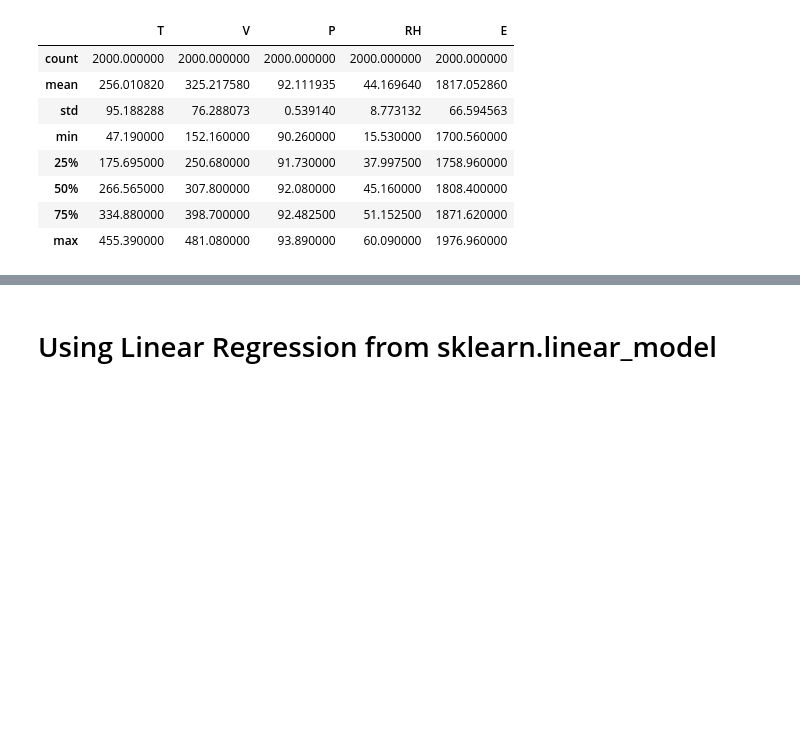
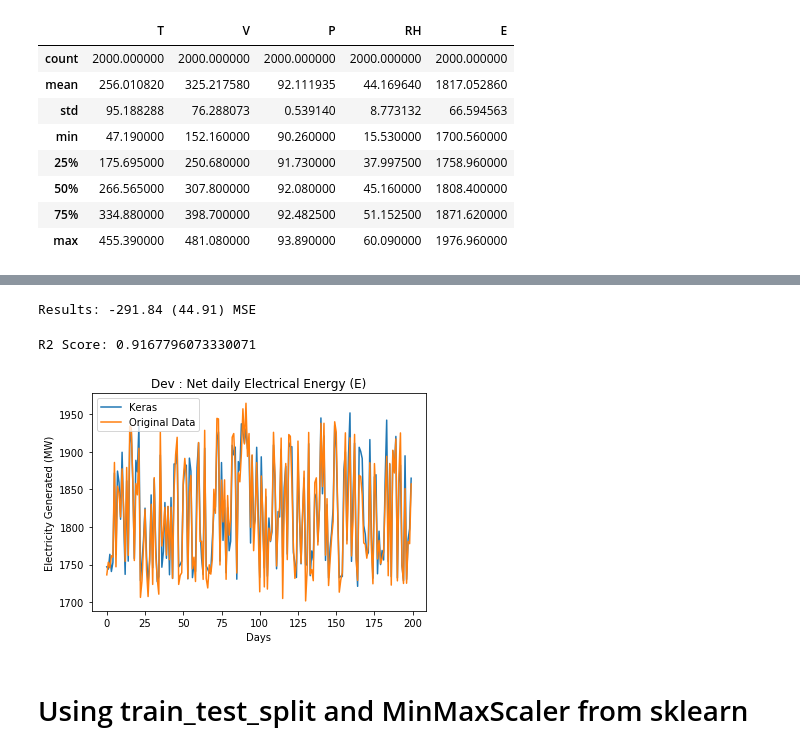
Before and after one commit to shivammittal99/ML_Projects, a Jupyter notebook: Electricity Production/Electricity Production.ipynb, the cells around one changed output, grey strips where cells are left out. Cells and saved outputs as stored; diff of their text form; code cells hidden in the pictures; blank space fills up the shorter version.

Commit message:
Electricity Production : Neural Network model using Keras, sklearn, TensorFlow

```diff
--- a/Electricity Production/Electricity Production.ipynb
+++ b/Electricity Production/Electricity Production.ipynb
@@ -64,0 +56,41 @@ x_test = transform(np.array(x_test))
+# %%
+X = train_data[['T', 'V', 'P', 'RH']].values
+Y = train_data['E'].values
+X_test = test_data.values
+# %%
+def baseline_model():
+    model = Sequential()
+    model.add(Dense(64, input_dim=4, kernel_initializer='normal', activation='relu'))
+    model.add(Dense(16, kernel_initializer='normal', activation='relu'))
+    model.add(Dense(8, kernel_initializer='normal', activation='relu'))
+    model.add(Dense(1, kernel_initializer='normal'))
+    model.compile(loss='mean_squared_error', optimizer='adam')
+    return model
+# %%
+epochs = 500
+batch_size = 100
+estimators = []
+estimators.append(('standardize', StandardScaler()))
+estimators.append(('mlp', KerasRegressor(build_fn=baseline_model, epochs=epochs, batch_size=batch_size, verbose=0)))
+pipeline = Pipeline(estimators)
+kfold = KFold(n_splits=10)
+results = cross_val_score(pipeline, X, Y, cv=kfold)
+print("Results: %.2f (%.2f) MSE" %(results.mean(), results.std()))
+# %% [output]
+Results: -291.84 (44.91) MSE
+# %%
+estimators[1][1].fit(X[:1800], Y[:1800])
+pred = estimators[1][1].predict(X[1800:])
+print("R2 Score:", r2_score(pred, Y[1800:]))
+# %% [output]
+R2 Score: 0.9167796073330071
+# %%
+plt.plot(range(pred.shape[0]), pred, label='Keras')
+plt.plot(range(pred.shape[0]), Y[1800:], label='Original Data')
+plt.legend(loc='best')
+plt.ylabel('Electricity Generated (MW)')
+plt.xlabel('Days')
+plt.title('Dev : Net daily Electrical Energy (E)')
+plt.show()
+# %% [output]
+[figure, added]
@@ -65,2 +102,2 @@ x_test = transform(np.array(x_test))
 # %% [markdown]
-# Using Linear Regression from sklearn.linear_model
+# Using train_test_split and MinMaxScaler from sklearn
```
Also changed, not shown: parts of 20 cells of this notebook.
